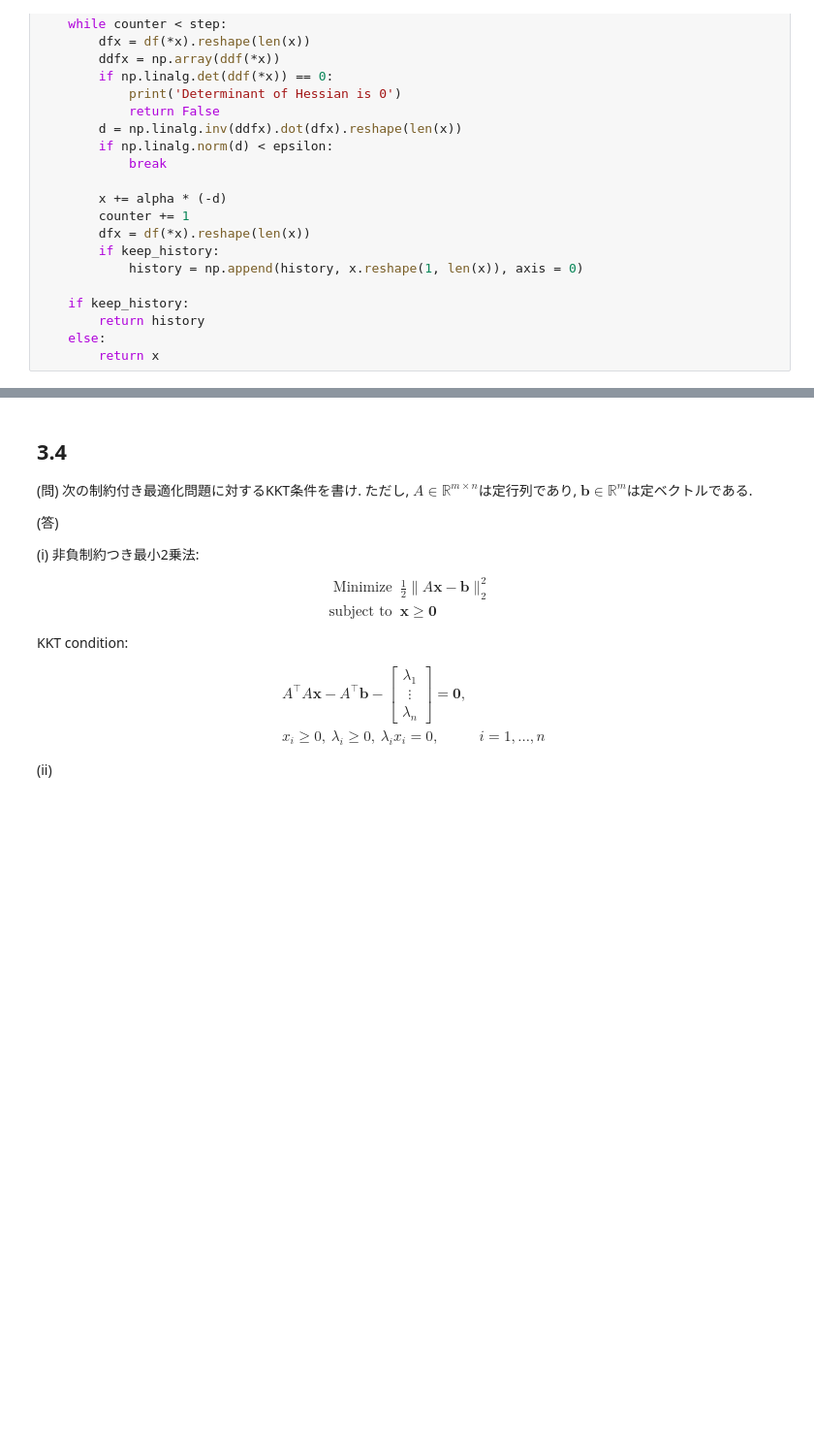
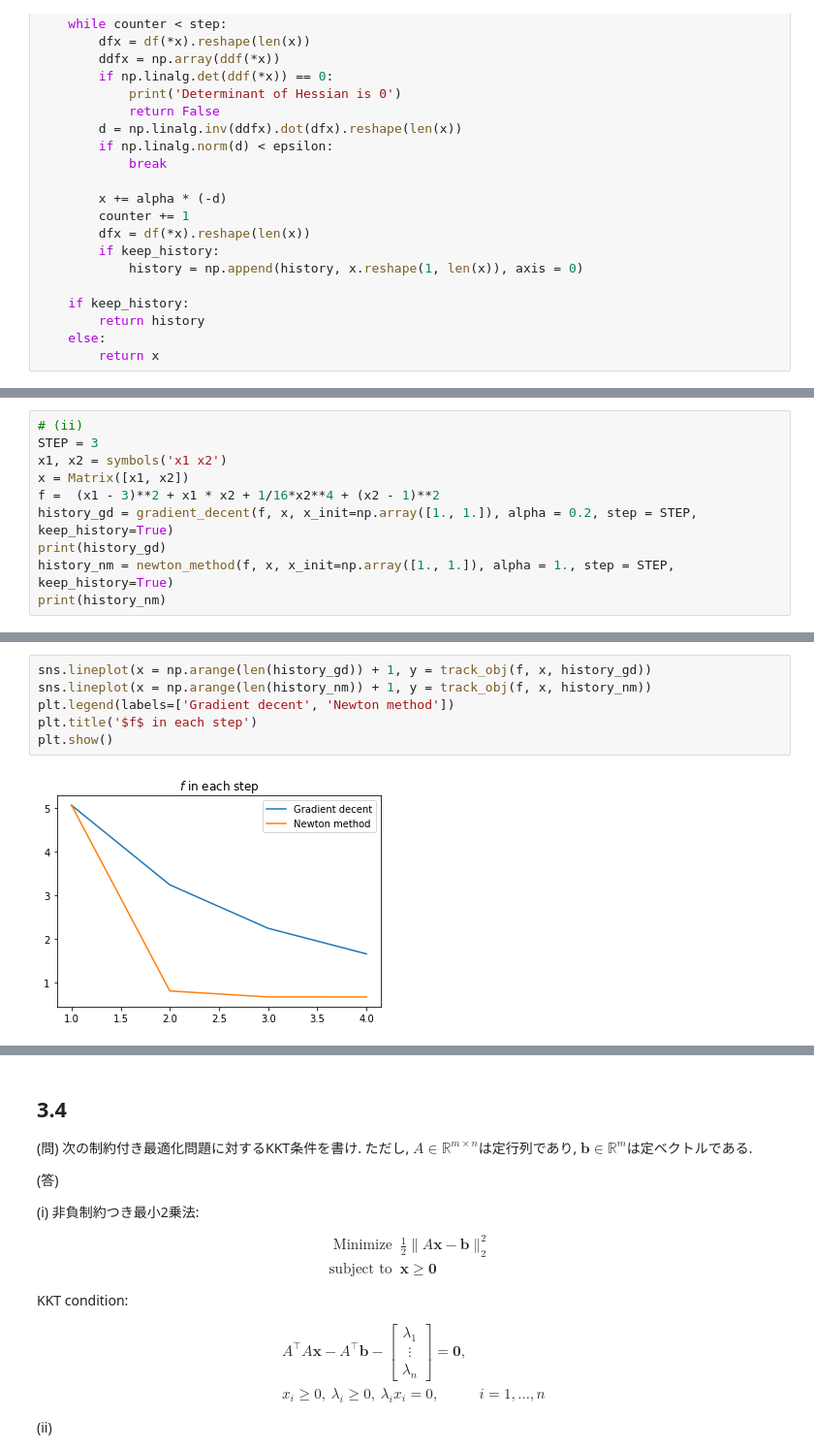
Before and after one commit to CSReading/Optimization, a Jupyter notebook: problems/chapter3/mshibatatt.ipynb, the cells around one changed output, grey strips where cells are left out. Shown at 97% size. Drawn from its saved outputs; the diff is of its cells as text; blank space fills up the shorter version.

```diff
--- a/problems/chapter3/mshibatatt.ipynb
+++ b/problems/chapter3/mshibatatt.ipynb
@@ -186,0 +209,10 @@ plt.show()
+# %%
+# (ii)
+STEP = 3
+x1, x2 = symbols('x1 x2')
+x = Matrix([x1, x2])
+f =  (x1 - 3)**2 + x1 * x2 + 1/16*x2**4 + (x2 - 1)**2
+history_gd = gradient_decent(f, x, x_init=np.array([1., 1.]), alpha = 0.2, step = STEP, keep_history=True)
+print(history_gd)
+history_nm = newton_method(f, x, x_init=np.array([1., 1.]), alpha = 1., step = STEP, keep_history=True)
+print(history_nm)
@@ -186,0 +228,8 @@ plt.show()
+# %%
+sns.lineplot(x = np.arange(len(history_gd)) + 1, y = track_obj(f, x, history_gd))
+sns.lineplot(x = np.arange(len(history_nm)) + 1, y = track_obj(f, x, history_nm))
+plt.legend(labels=['Gradient decent', 'Newton method'])
+plt.title('$f$ in each step')
+plt.show()
+# %% [output]
+[figure, added]
```
Also changed, not shown: parts of 6 cells of this notebook.
